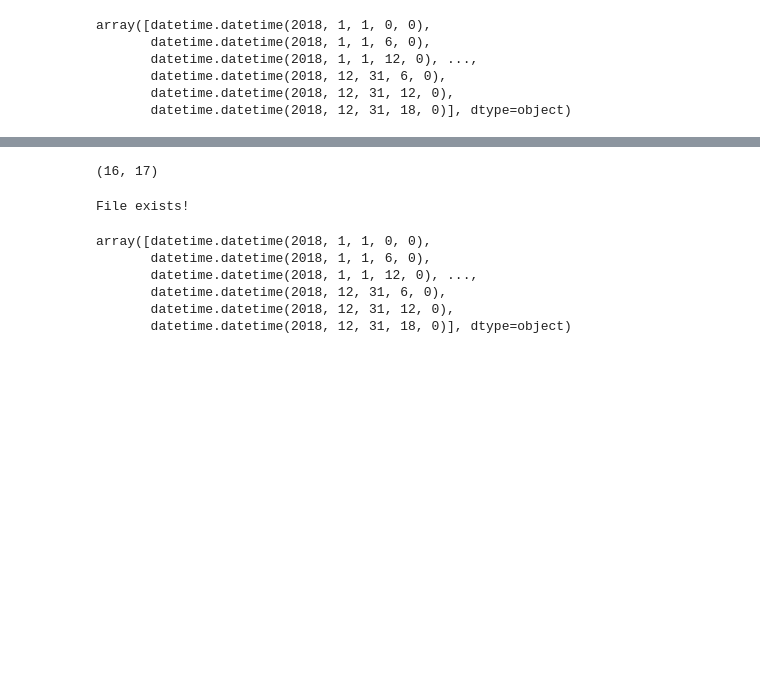
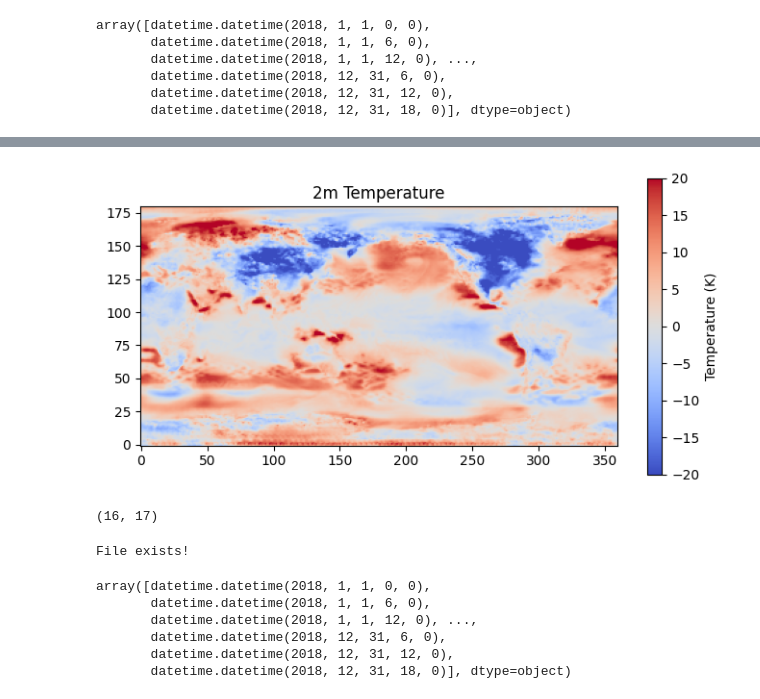
Before and after one commit to masak1112/S2S, a Jupyter notebook: v2.0/Jupiter/eval.ipynb, the cells around one changed output, grey strips where cells are left out. Drawn from its saved outputs; the diff is of its cells as text; code cells hidden in the pictures; blank space fills up the shorter version.

```diff
--- a/v2.0/Jupiter/eval.ipynb
+++ b/v2.0/Jupiter/eval.ipynb
@@ -144,3 +161,11 @@ RMSE: 5.899201
+# %%
+plt.figure(figsize=(8, 4))
+plt.imshow(dataset-ds["2m_temperature"].values[0], cmap="coolwarm", origin="lower",   vmin=-20, vmax=20)
+plt.colorbar(label="Temperature (K)")
+plt.title("2m Temperature")
+plt.show()
+# %% [output]
+[figure, added]
 # %%
 ds["temperature"].mean(dim = ["lat","lon"]).shape
 # %% [output]
```
Also changed, not shown: parts of 9 cells of this notebook.
